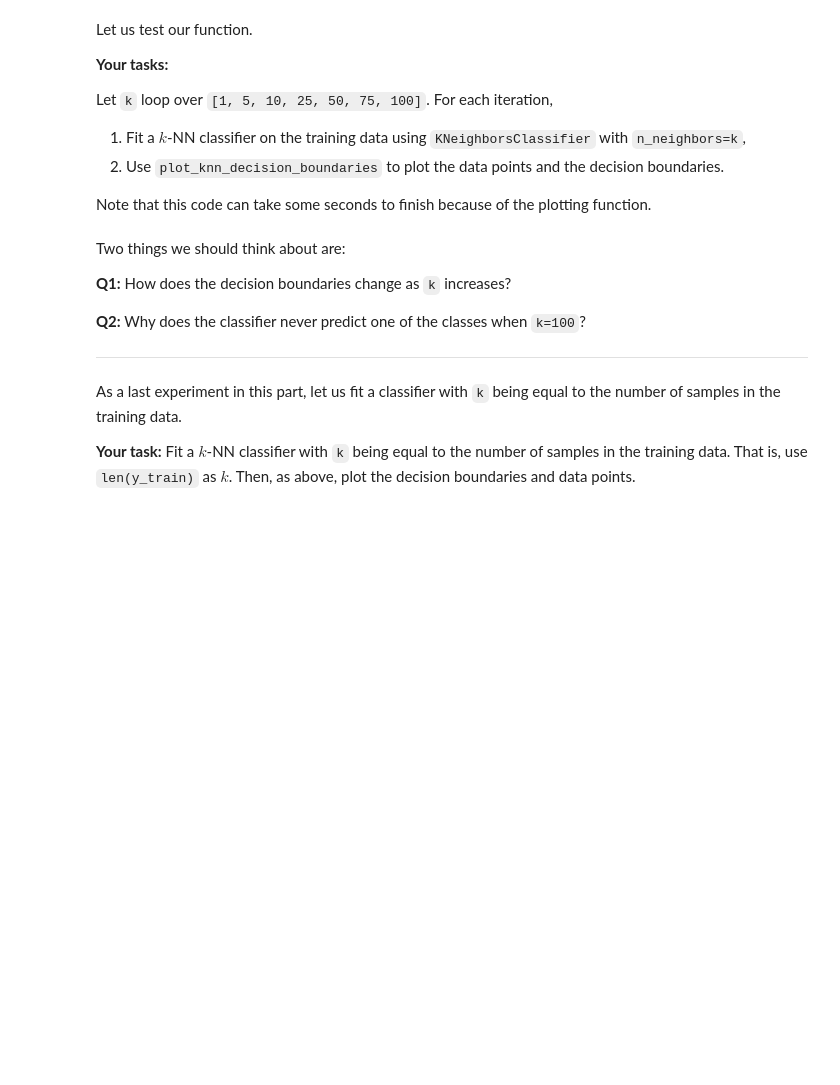
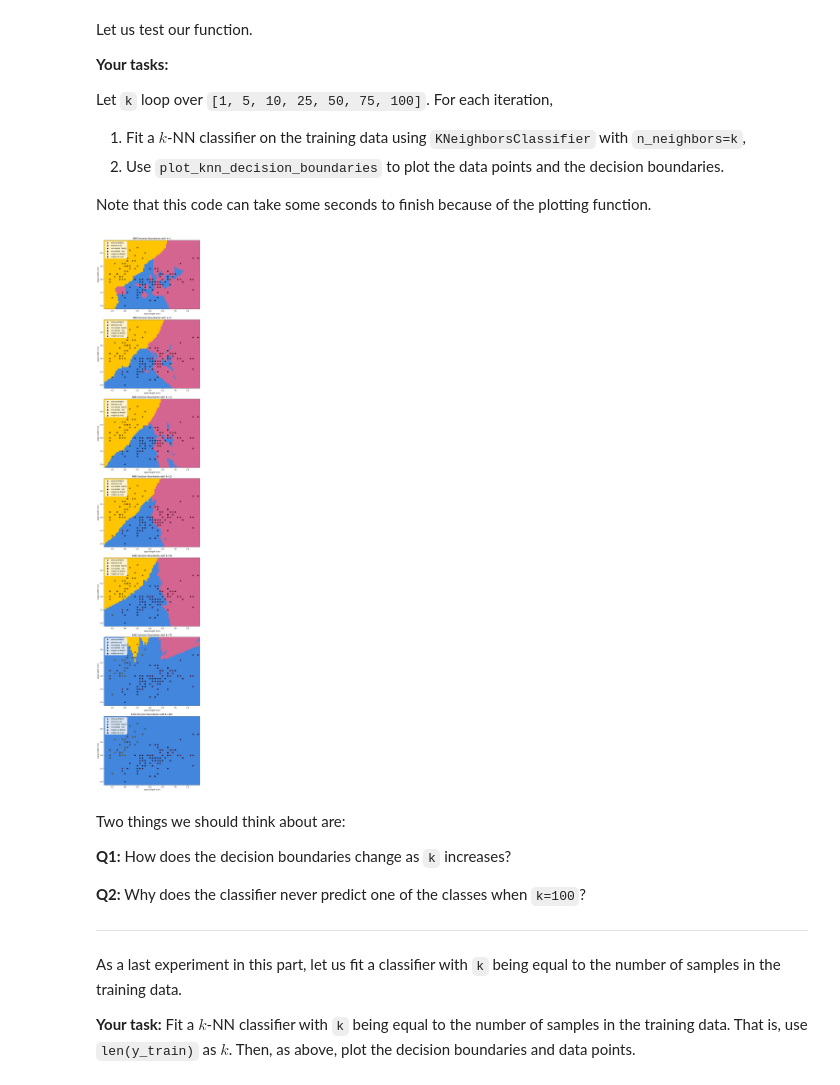
Before and after one commit to vhrollo/3-semester, a Jupyter notebook: INF264/homework/INF264_HW1_2024_Template.ipynb, the cells around one changed output. Saved outputs shown, nothing was run; the diff lists cells and outputs as text; code cells hidden in the pictures; blank space fills up the shorter version.

```diff
--- a/INF264/homework/INF264_HW1_2024_Template.ipynb
+++ b/INF264/homework/INF264_HW1_2024_Template.ipynb
@@ -172,9 +158,11 @@ We see that the training accuracy when $k=1$ is not $100\%$. The reason for this
 # %% [markdown]
 **Your task:** Use `np.argmax()` to find the value for $k$ that gave us the highest *validation* accuracy. *Not the training accuracy, because that is always $k=1$ (why?).*
 # %%
-best_idx = np.argmax(...) #TODO! Find the index of the highest validation accuracy
-best_k = ... #TODO! Find the k value that gave the highest validation accuracy by using the index found above
-best_accuracy = ... #TODO! Find the highest validation accuracy, again using the index found above
+best_idx = np.argmax(validation_accuracies) # Find the index of the highest validation accuracy
+print(k)
+best_k = ks[best_idx] # Find the k value that gave the highest validation accuracy by using the index found above
+print(best_k)
+best_accuracy = validation_accuracies[best_idx] # Find the highest validation accuracy, again using the index found above
 
 print(f"The best validation accuracy achieved was {best_accuracy * 100:.3f}% when k={best_k}.")
 # %% [output]
@@ -192,11 +182,11 @@ Let us train a $k$-NN classifier with this optimal $k$ value and see how it perf
 
 Note that evaluating on validation data (validation accuracy) gives a very optimistic estimate of the real accuracy since we used it to decide what $k$ should be. The test data however, have not been used for making any decisions about our final model and should give us a more realistic estimate of the model's performance on new data.
 # %%
-X_train_and_val = np.concatenate(...) #TODO! Concatenate the training and validation data features
-y_train_and_val = np.concatenate(...) #TODO! Concatenate the training and validation data targets
+X_train_and_val = np.concatenate((X_train, X_val)) # Concatenate the training and validation data features
+y_train_and_val = np.concatenate((y_train, y_val)) # Concatenate the training and validation data targets
 
-clf = ... #TODO! Create a KNeighborsClassifier with the best k value
-clf.fit(...) #TODO! Fit the classifier to the training and validation data (merged)
-test_accuracy = ... #TODO! Calculate the accuracy of the classifier on the unseen test data
+clf = KNeighborsClassifier(n_neighbors=best_k, weights=weights, metric=metric) # Create a KNeighborsClassifier with the best k value
+clf.fit(X_train_and_val, y_train_and_val) # Fit the classifier to the training and validation data (merged)
+test_accuracy = clf.score(X_test, y_test) # Calculate the accuracy of the classifier on the unseen test data
 
 print(f"Final accuracy on unseen test data: {test_accuracy * 100:.3f}%.")
@@ -245,7 +239,7 @@ def plot_knn_decision_boundaries(X_train, y_train, X_val, y_val, clf, ax, resolu
                          np.arange(y_min, y_max, resolution))
     grid = np.c_[xx.ravel(), yy.ravel()]
 
-    Z = ... #TODO! Use the classifier to predict the class of each point in the grid
+    Z = clf.predict(grid) # Use the classifier to predict the class of each point in the grid
 
     Z = Z.reshape(xx.shape)
     ax.pcolormesh(xx, yy, Z, cmap=light_cmap, zorder=1, norm=mcolors.NoNorm())
@@ -272,15 +266,17 @@ Note that this code can take some seconds to finish because of the plotting func
 # %%
 ks = [1, 5, 10, 25, 50, 75, 100]
 fig, axs = plt.subplots(nrows=len(ks), ncols=1, figsize=(8, 6 * len(ks)))
 
 for k, ax in zip(ks, axs):
-    clf = ... #TODO! Create a KNeighborsClassifier with k neighbors
-    ... #TODO! Fit the classifier to the training data
-    plot_knn_decision_boundaries(...) #TODO! Plot the decision boundaries on the current axis using the function we defined above
+    clf = KNeighborsClassifier(n_neighbors=k, weights=weights, metric=metric) # Create a KNeighborsClassifier with k neighbors
+    clf.fit(X_train, y_train) # Fit the classifier to the training data
+    plot_knn_decision_boundaries(X_train, y_train, X_val, y_val, clf, ax) # Plot the decision boundaries on the current axis using the function we defined above
     ax.set_title(f"kNN Decision Boundaries with k={k}")
 
 fig.tight_layout()
 plt.show()
+# %% [output]
+[figure, added]
 # %% [markdown]
 Two things we should think about are:
 
```
Also changed, not shown: parts of 11 cells of this notebook, 1 other file.
